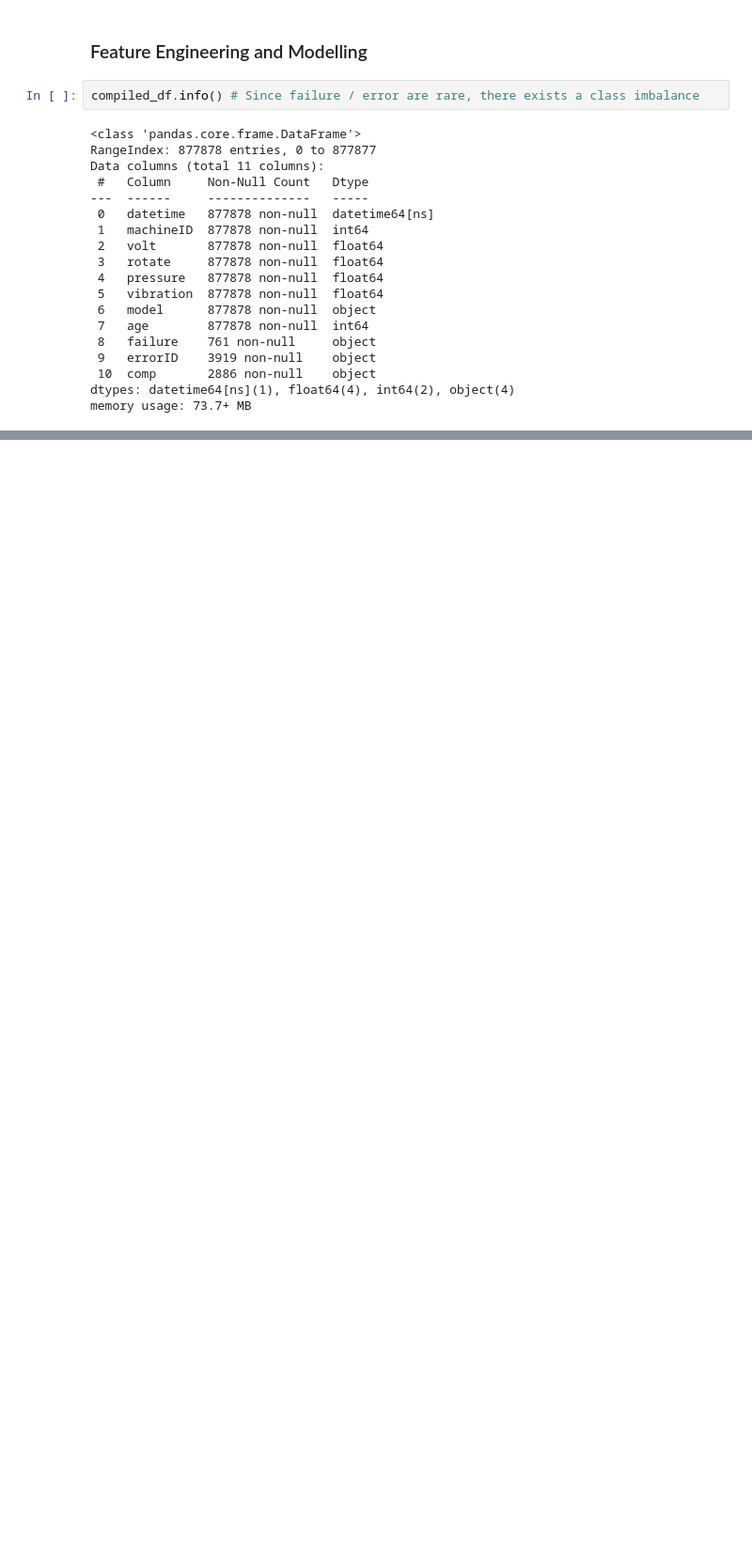
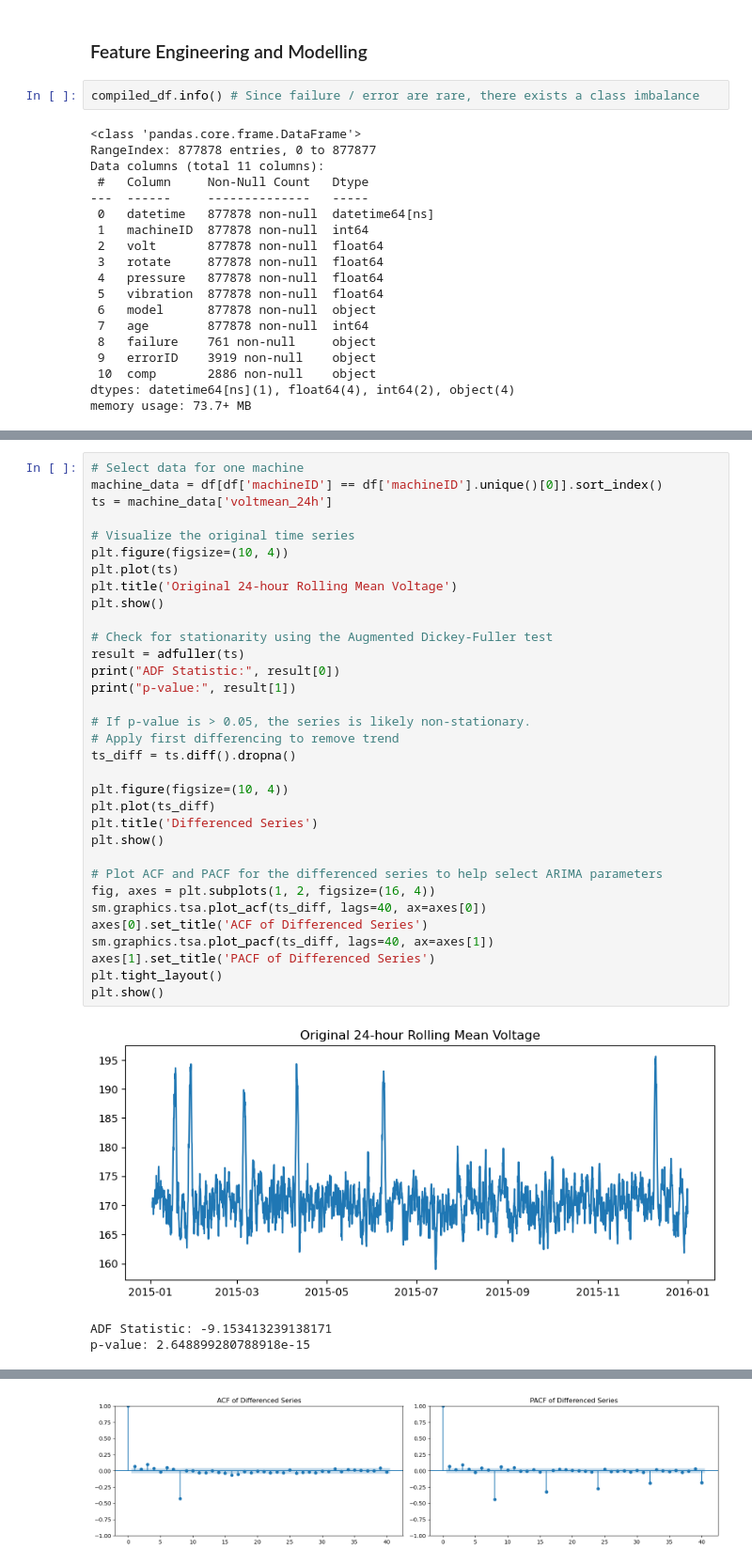
Before and after one commit to manya28/predictive_maintenance, a Jupyter notebook: predictive_maintenance_1.ipynb, the cells around one changed output, grey strips where cells are left out. Shown at 94% size. Saved outputs shown, nothing was run; the diff lists cells and outputs as text; blank space fills up the shorter version.

```diff
--- a/predictive_maintenance_1.ipynb
+++ b/predictive_maintenance_1.ipynb
@@ -972,0 +1300,37 @@ Precision: 0.9987070008928738, Recall: 0.5061368642853922, F1-score: 0.621439315
+# %%
+# Select data for one machine
+machine_data = df[df['machineID'] == df['machineID'].unique()[0]].sort_index()
+ts = machine_data['voltmean_24h']
+
+# Visualize the original time series
+plt.figure(figsize=(10, 4))
+plt.plot(ts)
+plt.title('Original 24-hour Rolling Mean Voltage')
+plt.show()
+
+# Check for stationarity using the Augmented Dickey-Fuller test
+result = adfuller(ts)
+print("ADF Statistic:", result[0])
+print("p-value:", result[1])
+
+# If p-value is > 0.05, the series is likely non-stationary.
+# Apply first differencing to remove trend
+ts_diff = ts.diff().dropna()
+
+plt.figure(figsize=(10, 4))
+plt.plot(ts_diff)
+plt.title('Differenced Series')
+plt.show()
+
+# Plot ACF and PACF for the differenced series to help select ARIMA parameters
+fig, axes = plt.subplots(1, 2, figsize=(16, 4))
+sm.graphics.tsa.plot_acf(ts_diff, lags=40, ax=axes[0])
+axes[0].set_title('ACF of Differenced Series')
+sm.graphics.tsa.plot_pacf(ts_diff, lags=40, ax=axes[1])
+axes[1].set_title('PACF of Differenced Series')
+plt.tight_layout()
+plt.show()
+# %% [output]
+[figure, added]
+ADF Statistic: -9.153413239138171
+p-value: 2.648899280788918e-15
@@ -972,0 +1338 @@ Precision: 0.9987070008928738, Recall: 0.5061368642853922, F1-score: 0.621439315
+[figure, added]
```
Also changed, not shown: parts of 70 cells of this notebook.
